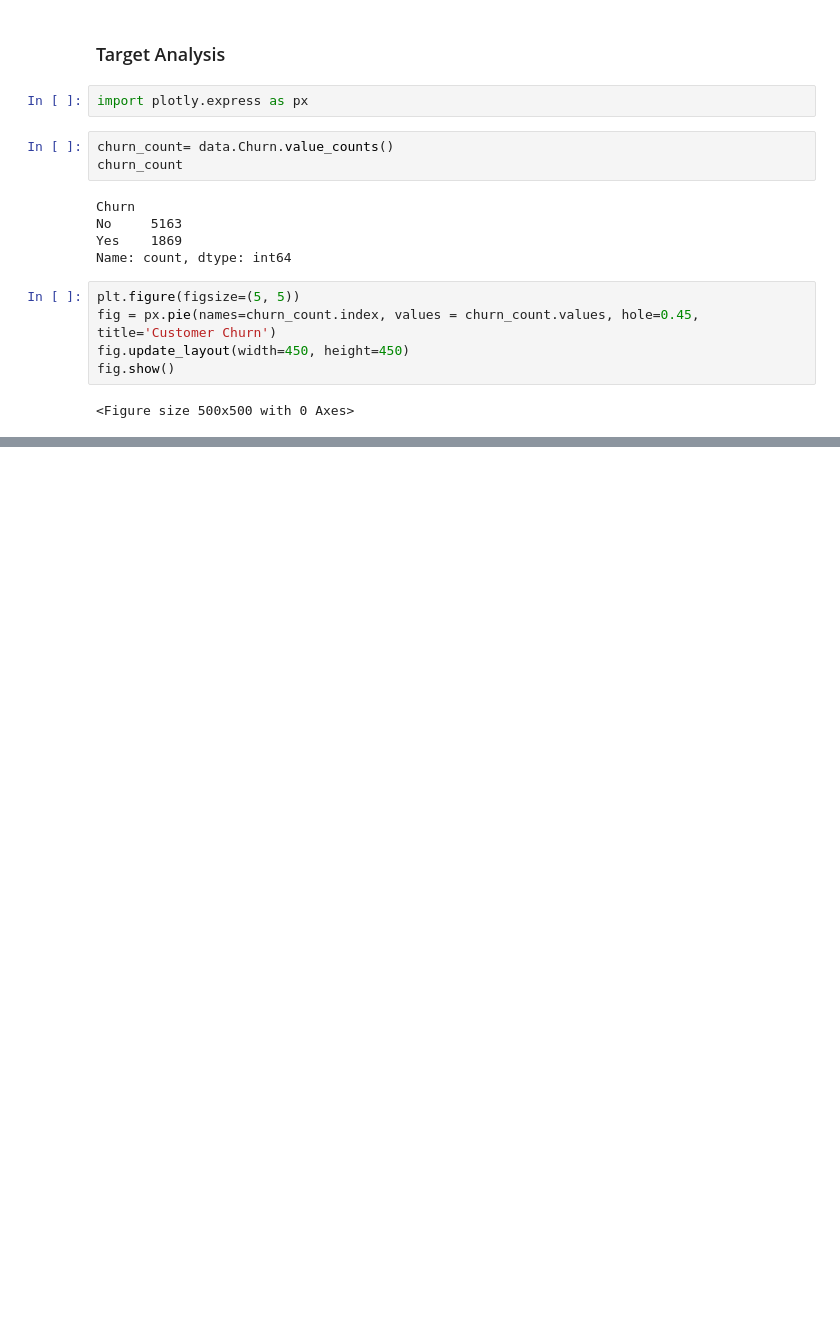
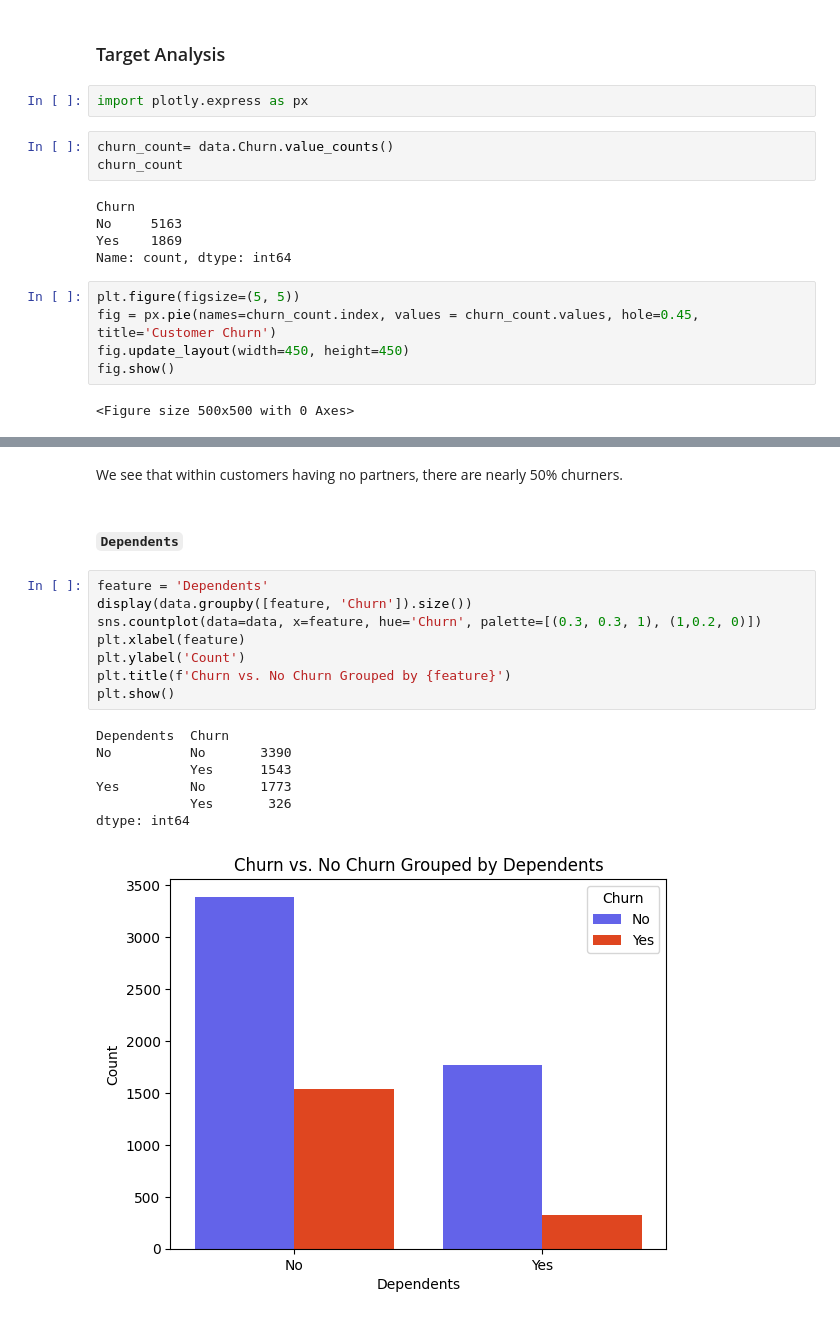
Before and after one commit to ge0rgeth0mas/telco-customer-churn, a Jupyter notebook: telco_customer_churn/data_analysis/EDA.ipynb, the cells around one changed output, grey strips where cells are left out. Cells and saved outputs as stored; diff of their text form; blank space fills up the shorter version.

```diff
--- a/telco_customer_churn/data_analysis/EDA.ipynb
+++ b/telco_customer_churn/data_analysis/EDA.ipynb
@@ -81,0 +171,20 @@ fig.show()
+# %% [markdown]
+We see that within customers having no partners, there are nearly 50% churners.
+# %% [markdown]
+#### `Dependents`
+# %%
+feature = 'Dependents'
+display(data.groupby([feature, 'Churn']).size())
+sns.countplot(data=data, x=feature, hue='Churn', palette=[(0.3, 0.3, 1), (1,0.2, 0)])
+plt.xlabel(feature)
+plt.ylabel('Count')
+plt.title(f'Churn vs. No Churn Grouped by {feature}')
+plt.show()
+# %% [output]
+Dependents  Churn
+No          No       3390
+            Yes      1543
+Yes         No       1773
+            Yes       326
+dtype: int64
+[figure, added]
```
Also changed, not shown: parts of 79 cells of this notebook.
